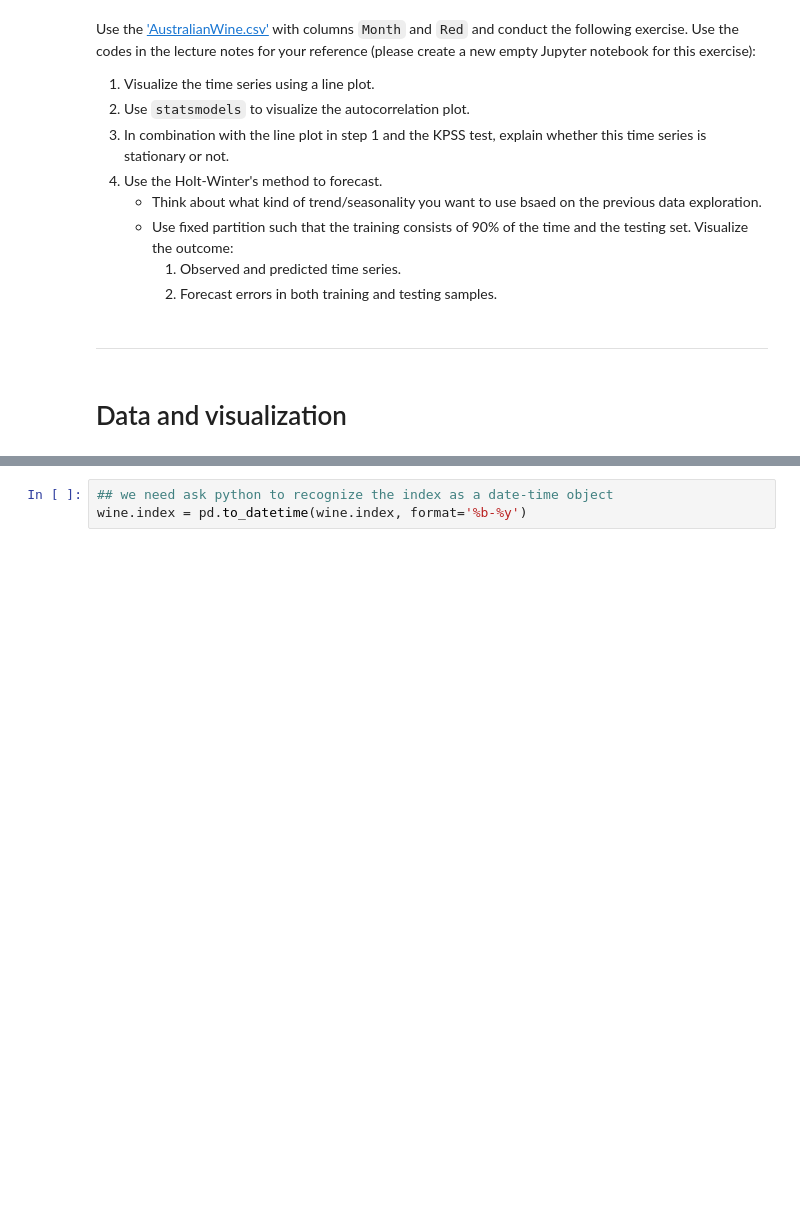
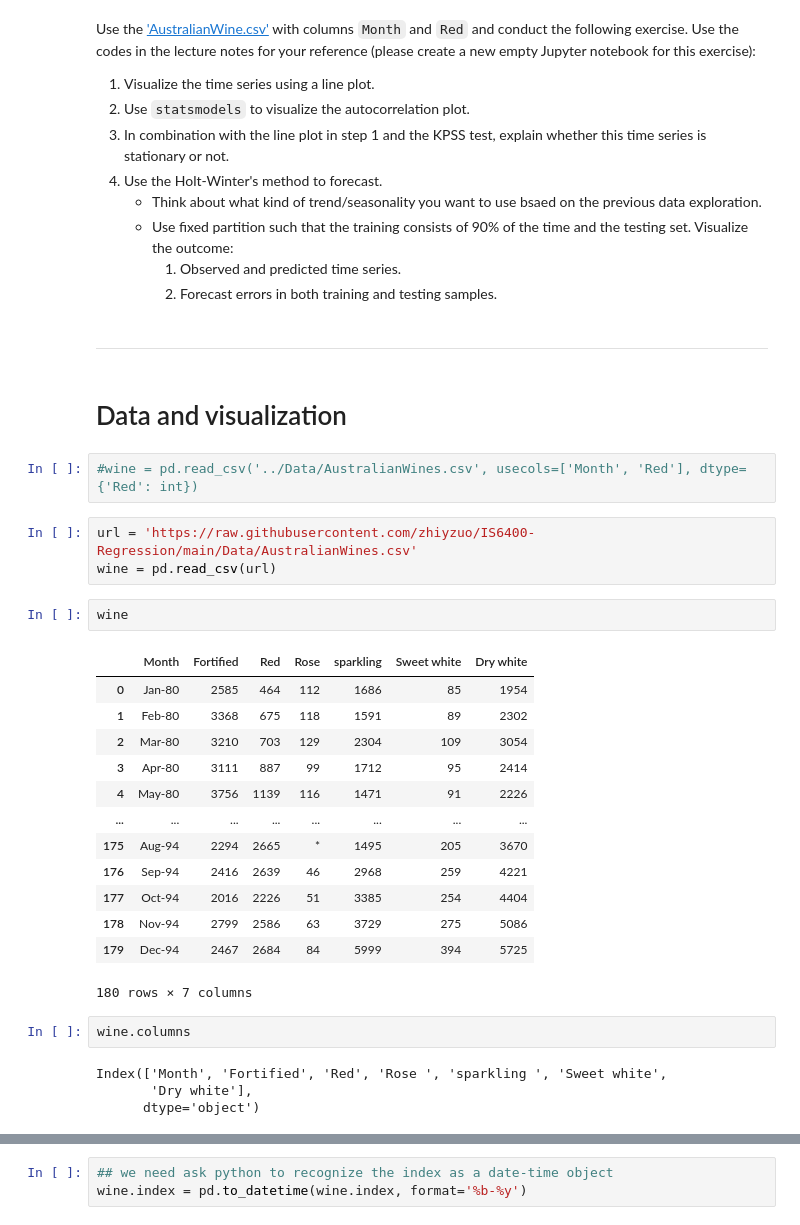
Before and after one commit to zhiyzuo/IS6400-Regression, a Jupyter notebook: Week-7-Time-Series-I-Smoothing/IS6400-2122B-CityU-IS-Week-7-Time_Series-Smoothing-Solution.ipynb, the cells around one changed output, grey strips where cells are left out. Drawn from its saved outputs; the diff is of its cells as text; blank space fills up the shorter version.

```diff
--- a/Week-7-Time-Series-I-Smoothing/IS6400-2122B-CityU-IS-Week-7-Time_Series-Smoothing-Solution.ipynb
+++ b/Week-7-Time-Series-I-Smoothing/IS6400-2122B-CityU-IS-Week-7-Time_Series-Smoothing-Solution.ipynb
@@ -39,4 +42,31 @@ Use the ['AustralianWine.csv'](https://raw.githubusercontent.com/zhiyzuo/IS6400-
 ---
 # %% [markdown]
 # Data and visualization
+# %%
+#wine = pd.read_csv('../Data/AustralianWines.csv', usecols=['Month', 'Red'], dtype={'Red': int})
+# %%
+url = 'https://raw.githubusercontent.com/zhiyzuo/IS6400-Regression/main/Data/AustralianWines.csv'
+wine = pd.read_csv(url)
+# %%
+wine
+# %% [output]
+|  | Month | Fortified | Red | Rose | sparkling | Sweet white | Dry white |
+| 0 | Jan-80 | 2585 | 464 | 112 | 1686 | 85 | 1954 |
+| 1 | Feb-80 | 3368 | 675 | 118 | 1591 | 89 | 2302 |
+| 2 | Mar-80 | 3210 | 703 | 129 | 2304 | 109 | 3054 |
+| 3 | Apr-80 | 3111 | 887 | 99 | 1712 | 95 | 2414 |
+| 4 | May-80 | 3756 | 1139 | 116 | 1471 | 91 | 2226 |
+| ... | ... | ... | ... | ... | ... | ... | ... |
+| 175 | Aug-94 | 2294 | 2665 | * | 1495 | 205 | 3670 |
+| 176 | Sep-94 | 2416 | 2639 | 46 | 2968 | 259 | 4221 |
+| 177 | Oct-94 | 2016 | 2226 | 51 | 3385 | 254 | 4404 |
+| 178 | Nov-94 | 2799 | 2586 | 63 | 3729 | 275 | 5086 |
+| 179 | Dec-94 | 2467 | 2684 | 84 | 5999 | 394 | 5725 |
+180 rows × 7 columns
+# %%
+wine.columns
+# %% [output]
+Index(['Month', 'Fortified', 'Red', 'Rose ', 'sparkling ', 'Sweet white',
+       'Dry white'],
+      dtype='object')
 # %%
```
Also changed, not shown: parts of 11 cells of this notebook, 3 other files.
